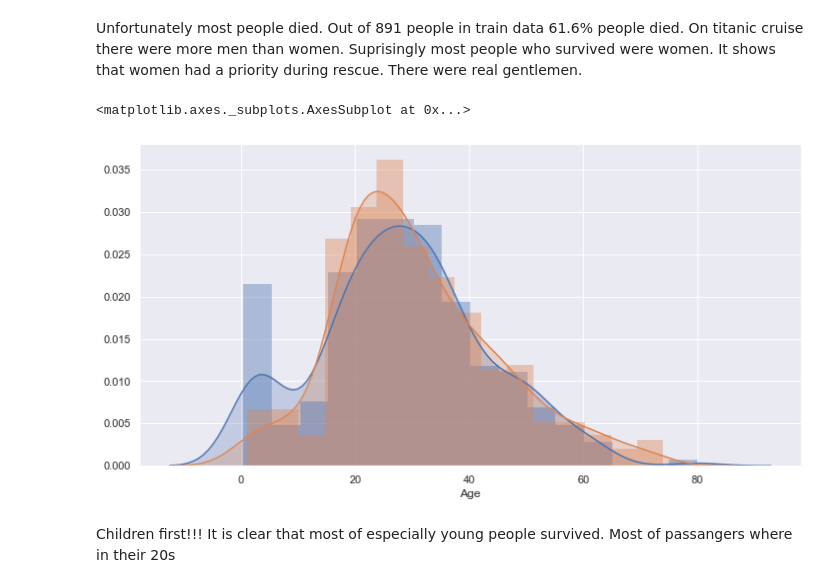
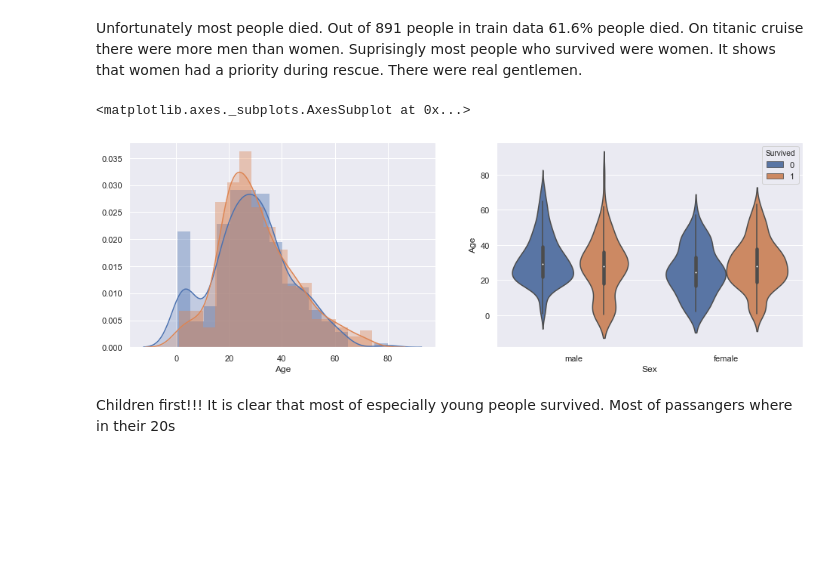
Before and after one commit to Bounty1993/ML-scripts, a Jupyter notebook: titanic.ipynb, the cells around one changed output. Saved outputs shown, nothing was run; the diff lists cells and outputs as text; code cells hidden in the pictures; blank space fills up the shorter version.

```diff
--- a/titanic.ipynb
+++ b/titanic.ipynb
@@ -73,18 +78,19 @@ axes[1].set_title('Survivorship by sex', fontsize=20);
 # %% [markdown]
 Unfortunately most people died. Out of 891 people in train data 61.6% people died. On titanic cruise there were more men than women. Suprisingly most people who survived were women. It shows that women had a priority during rescue. There were real gentlemen.
 # %%
-fig, ax = plt.subplots(figsize=(12, 6))
+fig, (ax1, ax2) = plt.subplots(1, 2, figsize=(16, 5))
 
 kde_kwargs=dict(hist_kws=dict(edgecolor='none'),
                 kde_kws={"shade": True})
 
 age_alive = train_df.loc[train_df['Survived'] == 1]
 age_dead = train_df.loc[train_df['Survived'] == 0]
 
-sns.distplot(age_alive['Age'], label='Alive', ax=ax, **kde_kwargs)
-sns.distplot(age_dead['Age'], label='Dead', ax=ax, **kde_kwargs)
+sns.distplot(age_alive['Age'], label='Alive', ax=ax1, **kde_kwargs)
+sns.distplot(age_dead['Age'], label='Dead', ax=ax1, **kde_kwargs)
+sns.violinplot(y='Age', x='Sex', hue='Survived', data=train_df, ax=ax2)
 # %% [output]
 <matplotlib.axes._subplots.AxesSubplot at 0x...>
-[figure, old version]
+[figure, new version]
 # %% [markdown]
 Children first!!! It is clear that most of especially young people survived. Most of passangers where in their 20s
```
Also changed, not shown: parts of 9 cells of this notebook.
